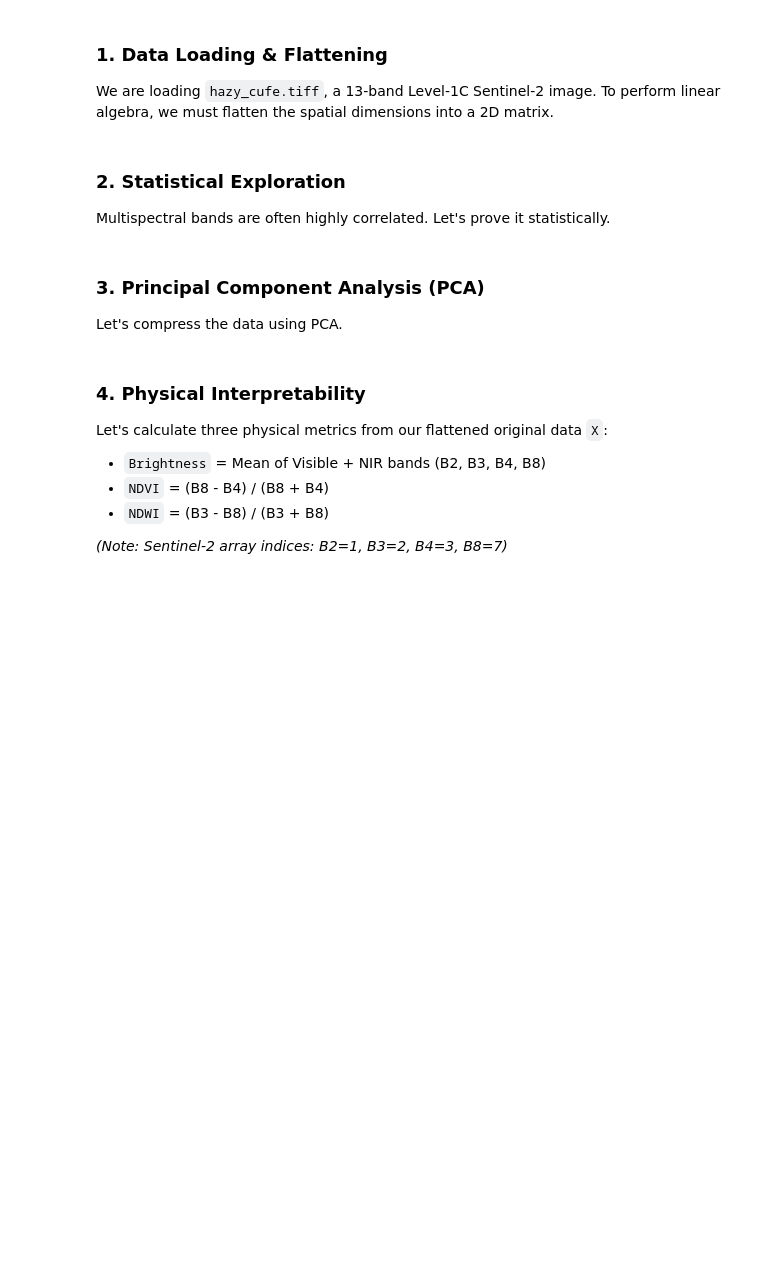
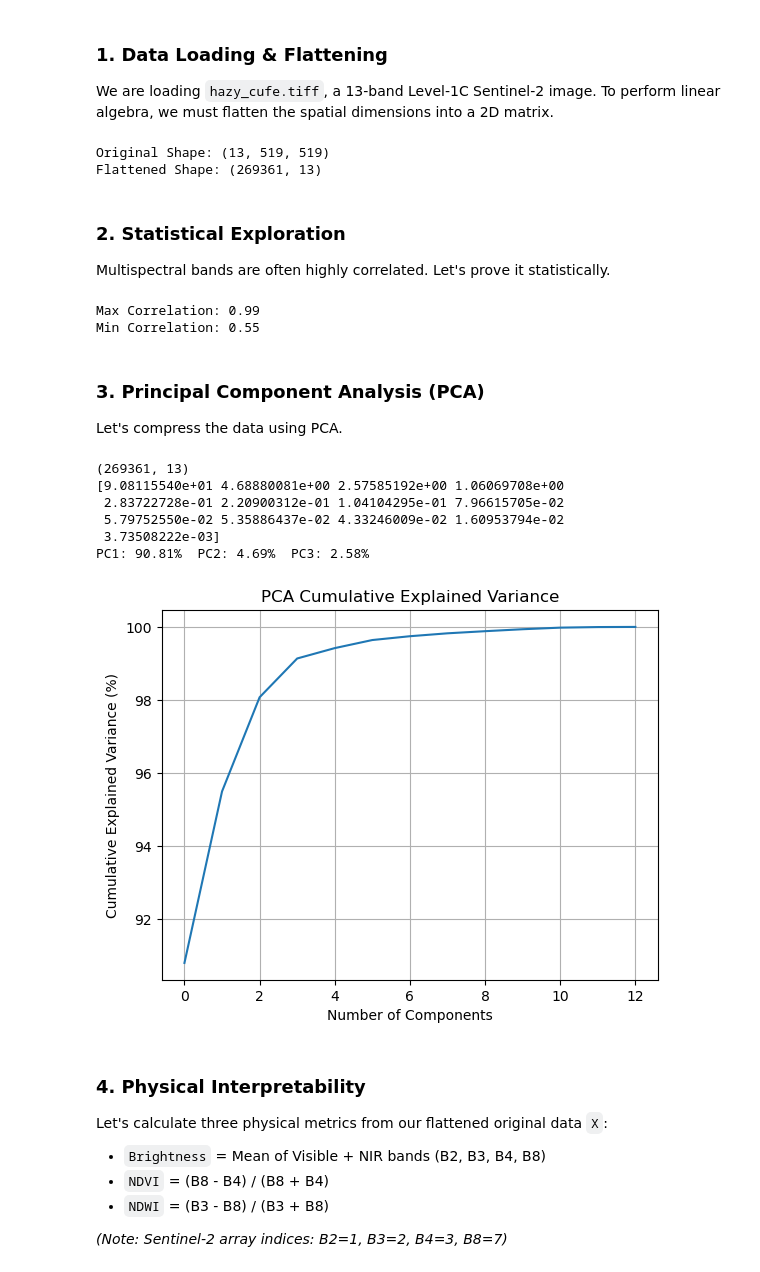
Before and after one commit to rufaida-kassem01/RSSI-Labs, a Jupyter notebook: Lab2/Lab2_Spectral_Transforms.ipynb, the cells around one changed output. Saved outputs shown, nothing was run; the diff lists cells and outputs as text; code cells hidden in the pictures; blank space fills up the shorter version.

```diff
--- a/Lab2/Lab2_Spectral_Transforms.ipynb
+++ b/Lab2/Lab2_Spectral_Transforms.ipynb
@@ -38,8 +38,12 @@ print(f"Original Shape: {img_3d.shape}")
 
 # TODO: Flatten img_3d into a 2D matrix named 'X'.
 # Think carefully about how dimensions align in memory during a reshape operation.
-
-# print(f"Flattened Shape: {X.shape}")
+bands, height, width = img_3d.shape
+X = img_3d.reshape(bands, -1).T                     # shape: (height*width, bands)
+print(f"Flattened Shape: {X.shape}")
+# %% [output]
+Original Shape: (13, 519, 519)
+Flattened Shape: (269361, 13)
 # %% [markdown]
 ### 2. Statistical Exploration
 Multispectral bands are often highly correlated. Let's prove it statistically.
@@ -51,20 +55,65 @@ Multispectral bands are often highly correlated. Let's prove it statistically.
 max_corr = 0.0
 min_corr = 0.0
 
+# 13x13 correlation matrix
+corr = np.corrcoef(X, rowvar=False)
+
+# ignore diagonal (self-correlation)
+off_diag = corr[~np.eye(corr.shape[0], dtype=bool)]
+
+max_corr = float(off_diag.max())
+min_corr = float(off_diag.min())
+
 print(f"Max Correlation: {max_corr:.2f}")
 print(f"Min Correlation: {min_corr:.2f}")
+# %% [output]
+Max Correlation: 0.99
+Min Correlation: 0.55
 # %% [markdown]
 ### 3. Principal Component Analysis (PCA)
 Let's compress the data using PCA.
 # %%
 # TODO: Mean-center the data, apply PCA, and extract the principal components.
 # TODO: Calculate the percentage of variance explained by the first three components.
 # Store these percentages in 'var_pc1', 'var_pc2', and 'var_pc3' (e.g., 90.5 for 90.5%).
 # TODO: Plot the Cumulative Explained Variance.
 
 var_pc1 = 0.0
 var_pc2 = 0.0
 var_pc3 = 0.0
+
+# mean-center
+Xc = X - X.mean(axis=0, keepdims=True)
+
+# PCA + principal components (scores)
+pca = PCA()
+PCs = pca.fit_transform(Xc)
+print(PCs.shape)
+
+# variance explained (%) for first 3 PCs
+explained_pct = pca.explained_variance_ratio_ * 100
+print(explained_pct)
+var_pc1, var_pc2, var_pc3 = explained_pct[:3]
+
+print(f"PC1: {var_pc1:.2f}%  PC2: {var_pc2:.2f}%  PC3: {var_pc3:.2f}%")
+
+# cumulative explained variance plot
+cum_explained = np.cumsum(explained_pct)
+plt.figure()
+plt.plot(cum_explained)
+plt.xlabel("Number of Components")
+plt.ylabel("Cumulative Explained Variance (%)")
+plt.title("PCA Cumulative Explained Variance")
+plt.grid()
+plt.show()
+# %% [output]
+(269361, 13)
+[9.08115540e+01 4.68880081e+00 2.57585192e+00 1.06069708e+00
+ 2.83722728e-01 2.20900312e-01 1.04104295e-01 7.96615705e-02
+ 5.79752550e-02 5.35886437e-02 4.33246009e-02 1.60953794e-02
+ 3.73508222e-03]
+PC1: 90.81%  PC2: 4.69%  PC3: 2.58%
+[figure, added]
 # %% [markdown]
 ### 4. Physical Interpretability
 Let's calculate three physical metrics from our flattened original data `X`:
```
Also changed, not shown: parts of 3 cells of this notebook.
